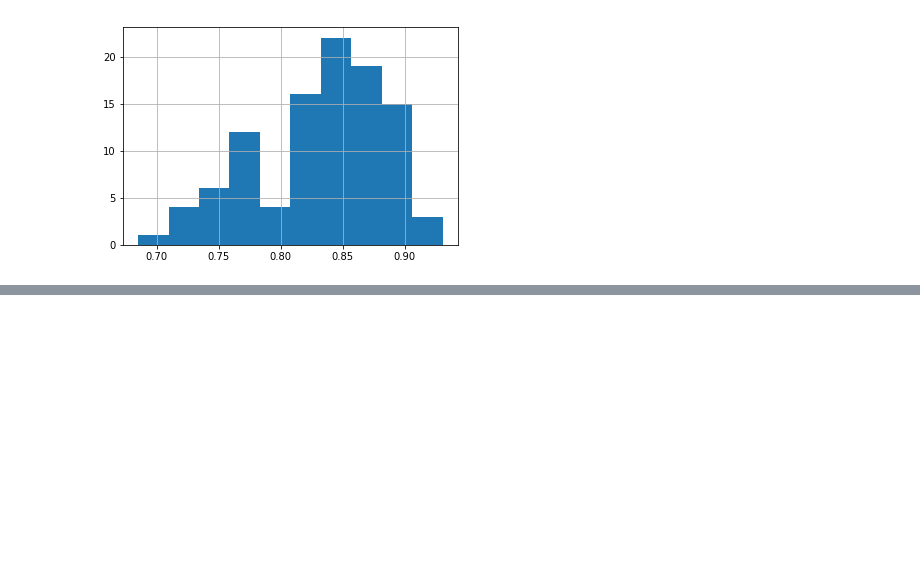
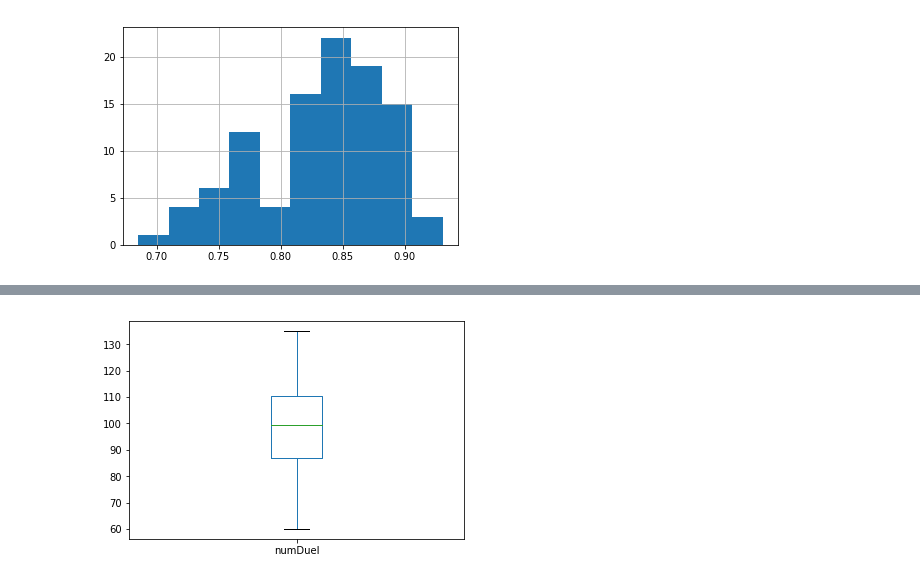
Before and after one commit to magemma/soccer-prediction, a Jupyter notebook: src/newsha_visualization.ipynb, the cells around one changed output, grey strips where cells are left out. Cells and saved outputs as stored; diff of their text form; code cells hidden in the pictures; blank space fills up the shorter version.

```diff
--- a/src/newsha_visualization.ipynb
+++ b/src/newsha_visualization.ipynb
@@ -299,0 +307,5 @@ results['rateAccuratePass'].hist()
+# %%
+results['numDuel'].plot(kind='box')
+plt.show()
+# %% [output]
+[figure, added]
```
Also changed, not shown: parts of 12 cells of this notebook.
